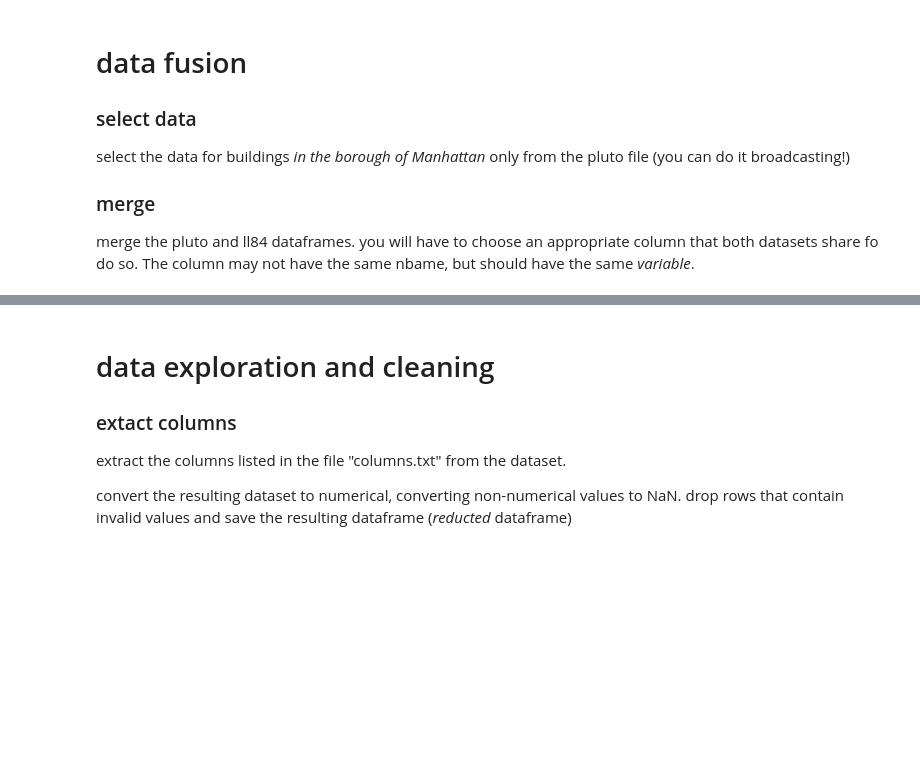
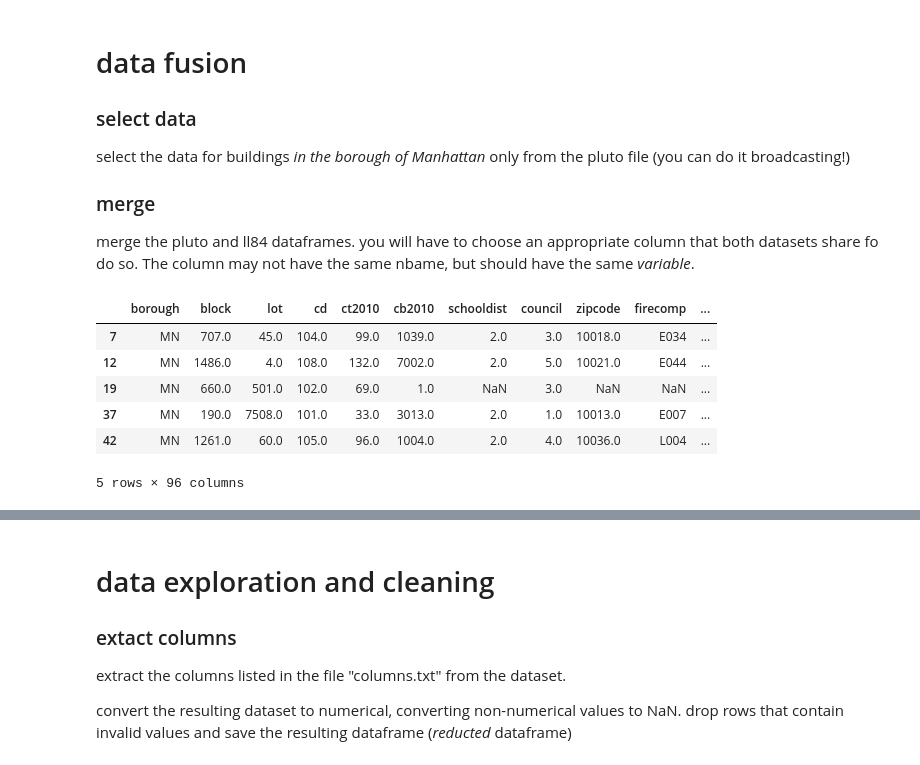
Before and after one commit to narayan-paudel/DSPS_EPAUDEL, a Jupyter notebook: HW5_ePaudel/BuildingsEnergyOwners.ipynb, the cells around one changed output, grey strips where cells are left out. Cells and saved outputs as stored; diff of their text form; code cells hidden in the pictures; blank space fills up the shorter version.

```diff
--- a/HW5_ePaudel/BuildingsEnergyOwners.ipynb
+++ b/HW5_ePaudel/BuildingsEnergyOwners.ipynb
@@ -39,3 +117,15 @@ select the data for buildings _in the borough of Manhattan_ only from the pluto
 
 ### merge
 merge the pluto and ll84 dataframes. you will have to choose an appropriate column that both datasets share fo do so. The column may not have the same nbame, but should have the same _variable_.
+# %%
+#broadcasting the data of Manhattan
+pluto_MN = pluto[pluto["borough"] == "MN"]
+pluto_MN.head()
+# %% [output]
+|  | borough | block | lot | cd | ct2010 | cb2010 | schooldist | council | zipcode | firecomp | ... |
+| 7 | MN | 707.0 | 45.0 | 104.0 | 99.0 | 1039.0 | 2.0 | 3.0 | 10018.0 | E034 | ... |
+| 12 | MN | 1486.0 | 4.0 | 108.0 | 132.0 | 7002.0 | 2.0 | 5.0 | 10021.0 | E044 | ... |
+| 19 | MN | 660.0 | 501.0 | 102.0 | 69.0 | 1.0 | NaN | 3.0 | NaN | NaN | ... |
+| 37 | MN | 190.0 | 7508.0 | 101.0 | 33.0 | 3013.0 | 2.0 | 1.0 | 10013.0 | E007 | ... |
+| 42 | MN | 1261.0 | 60.0 | 105.0 | 96.0 | 1004.0 | 2.0 | 4.0 | 10036.0 | L004 | ... |
+5 rows × 96 columns
```
Also changed, not shown: parts of 34 cells of this notebook.
